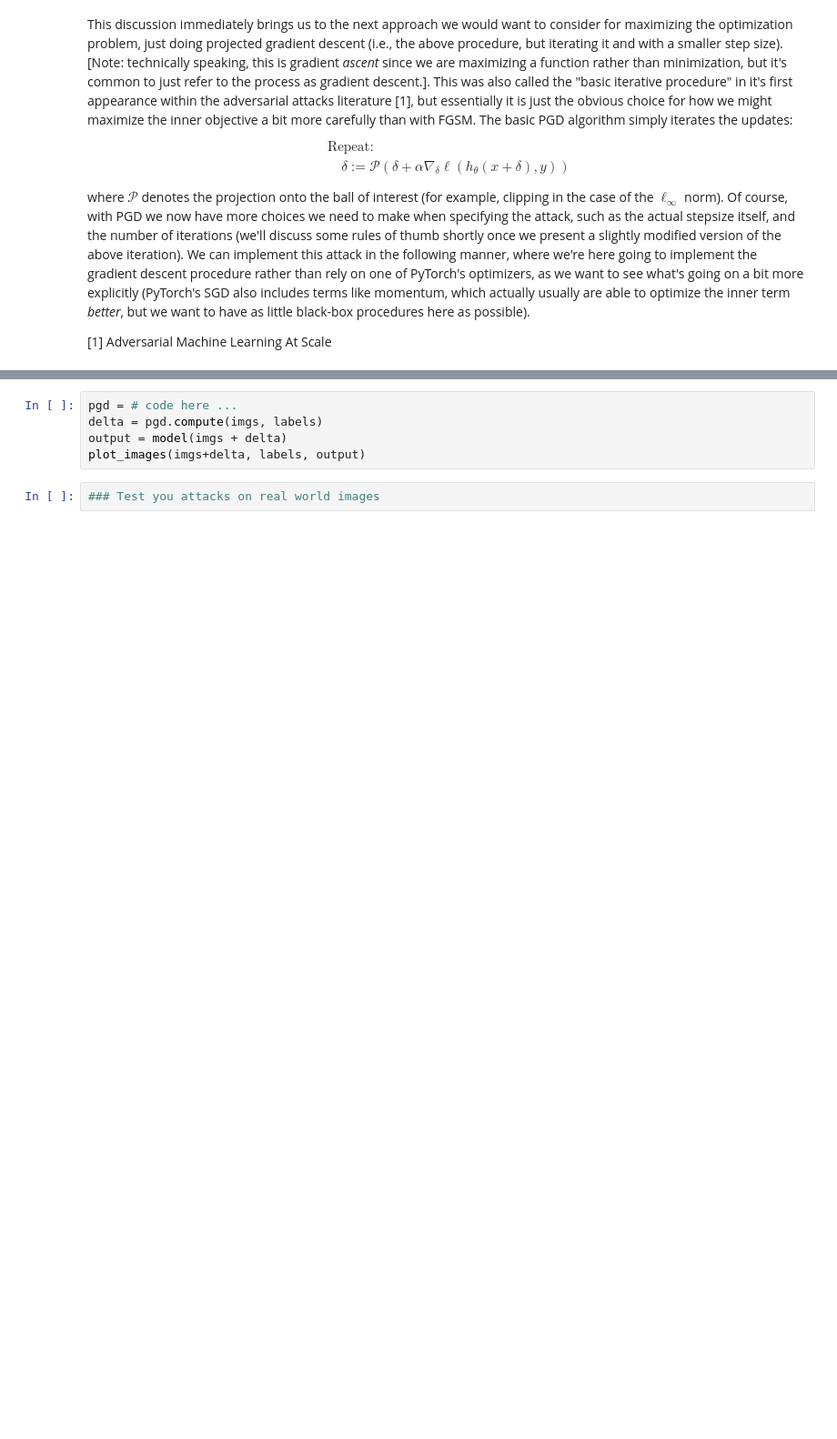
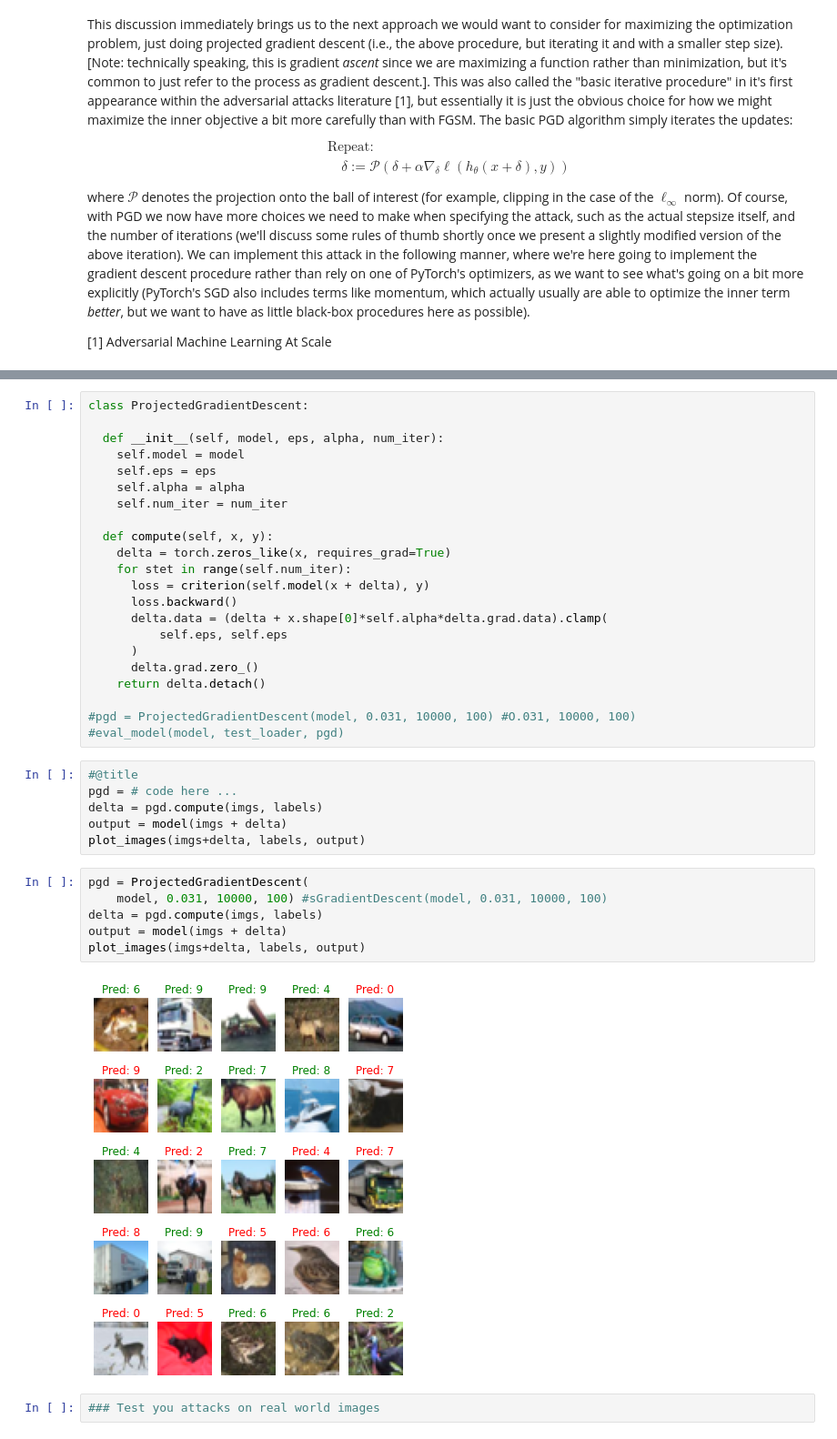
Before and after one commit to neohack22/IASD, a Jupyter notebook: IA/projects/robustness/Notebook_2.ipynb, the cells around one changed output, grey strips where cells are left out. Shown at 91% size. Saved outputs shown, nothing was run; the diff lists cells and outputs as text; blank space fills up the shorter version.

```diff
--- a/IA/projects/robustness/Notebook_2.ipynb
+++ b/IA/projects/robustness/Notebook_2.ipynb
@@ -427,10 +425,41 @@ class ProjectedGradientDescent:
 
 pgd = # code here ...
 eval_model(model, test_loader, pgd)
+# %%
+class ProjectedGradientDescent:
+
+  def __init__(self, model, eps, alpha, num_iter):
+    self.model = model
+    self.eps = eps
+    self.alpha = alpha
+    self.num_iter = num_iter
+
+  def compute(self, x, y):
+    delta = torch.zeros_like(x, requires_grad=True)
+    for stet in range(self.num_iter):
+      loss = criterion(self.model(x + delta), y)
+      loss.backward()
+      delta.data = (delta + x.shape[0]*self.alpha*delta.grad.data).clamp(
+          self.eps, self.eps
+      )
+      delta.grad.zero_()
+    return delta.detach()
+
+#pgd = ProjectedGradientDescent(model, 0.031, 10000, 100) #O.031, 10000, 100)
+#eval_model(model, test_loader, pgd)
 # %%
+#@title
 pgd = # code here ...
 delta = pgd.compute(imgs, labels)
 output = model(imgs + delta)
 plot_images(imgs+delta, labels, output)
+# %%
+pgd = ProjectedGradientDescent(
+    model, 0.031, 10000, 100) #sGradientDescent(model, 0.031, 10000, 100)
+delta = pgd.compute(imgs, labels)
+output = model(imgs + delta)
+plot_images(imgs+delta, labels, output)
+# %% [output]
+[figure, added]
 # %%
 ### Test you attacks on real world images
```
Also changed, not shown: parts of 12 cells of this notebook.
